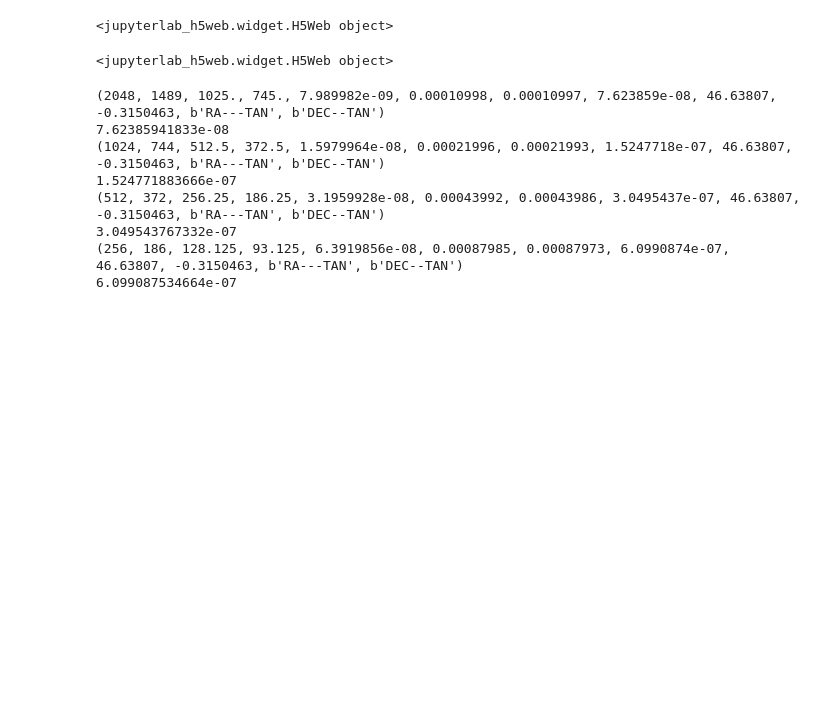
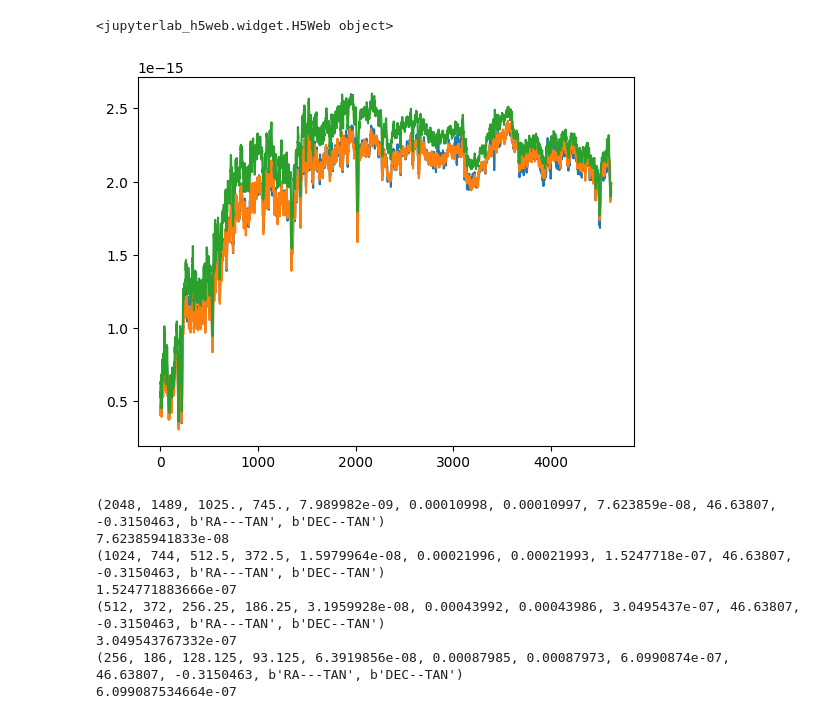
Before and after one commit to nadvornikjiri/HiSS-Cube, a Jupyter notebook: notebooks/h5web.ipynb, the cells around one changed output. Saved outputs shown, nothing was run; the diff lists cells and outputs as text; code cells hidden in the pictures; blank space fills up the shorter version.

```diff
--- a/notebooks/h5web.ipynb
+++ b/notebooks/h5web.ipynb
@@ -10,13 +10,20 @@ h5_path = "../results/SDSS_cube.h5"
 H5Web(h5_path)
 # %% [output]
 <jupyterlab_h5web.widget.H5Web object>
-# %%
-from jupyterlab_h5web import H5Web
-h5_path = "../results/SDSS_cube_big_2.h5"
-
-H5Web(h5_path)
-# %% [output]
-<jupyterlab_h5web.widget.H5Web object>
+# %%
+import matplotlib.pyplot as plt
+import h5py
+
+with h5py.File(h5_path) as h5_file:
+    spec_ds = h5_file["/semi_sparse_cube/0/spectra/data"]
+    spec = spec_ds[476]
+    plt.plot(spec)
+    spec2 = spec_ds[1495]
+    plt.plot(spec2)
+    spec3 = spec_ds[244]
+    plt.plot(spec3)
+# %% [output]
+[figure, added]
 # %%
 import h5py
 import ujson
```
Also changed, not shown: 2 other files.
